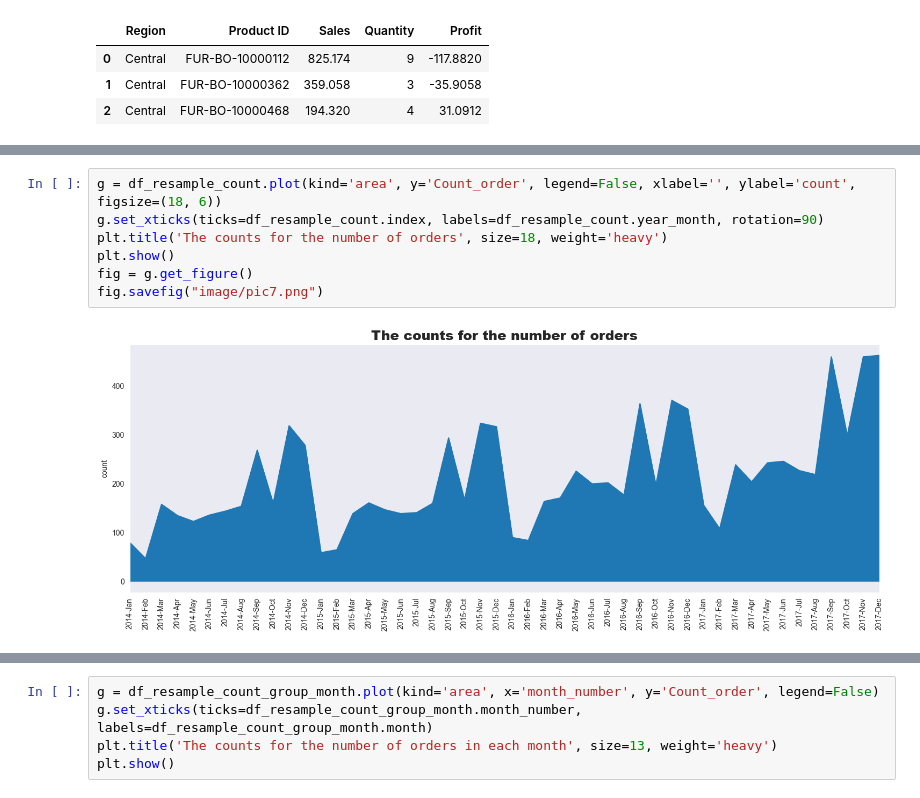
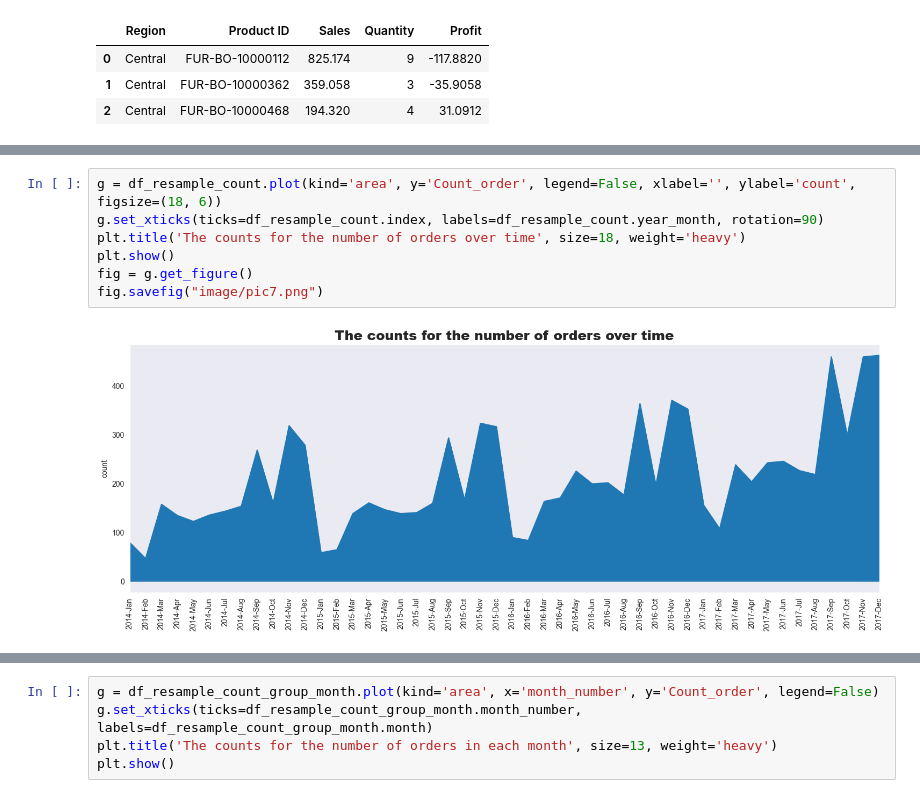
Before and after one commit to sserg27/PortfolioProjects, a Jupyter notebook: Case Study Office Supplies/Code/CaseStudyOfficeSupplies.ipynb, the cells around one changed output, grey strips where cells are left out. Saved outputs shown, nothing was run; the diff lists cells and outputs as text.

```diff
--- a/Case Study Office Supplies/Code/CaseStudyOfficeSupplies.ipynb
+++ b/Case Study Office Supplies/Code/CaseStudyOfficeSupplies.ipynb
@@ -586,9 +535,9 @@ df_resample_count.head(3)
 # %%
 g = df_resample_count.plot(kind='area', y='Count_order', legend=False, xlabel='', ylabel='count', figsize=(18, 6))
 g.set_xticks(ticks=df_resample_count.index, labels=df_resample_count.year_month, rotation=90)
-plt.title('The counts for the number of orders', size=18, weight='heavy')
+plt.title('The counts for the number of orders over time', size=18, weight='heavy')
 plt.show()
 fig = g.get_figure()
 fig.savefig("image/pic7.png")
 # %% [output]
-[figure, old version]
+[figure, new version]
```
Also changed, not shown: parts of 79 cells of this notebook, 2 other files.
